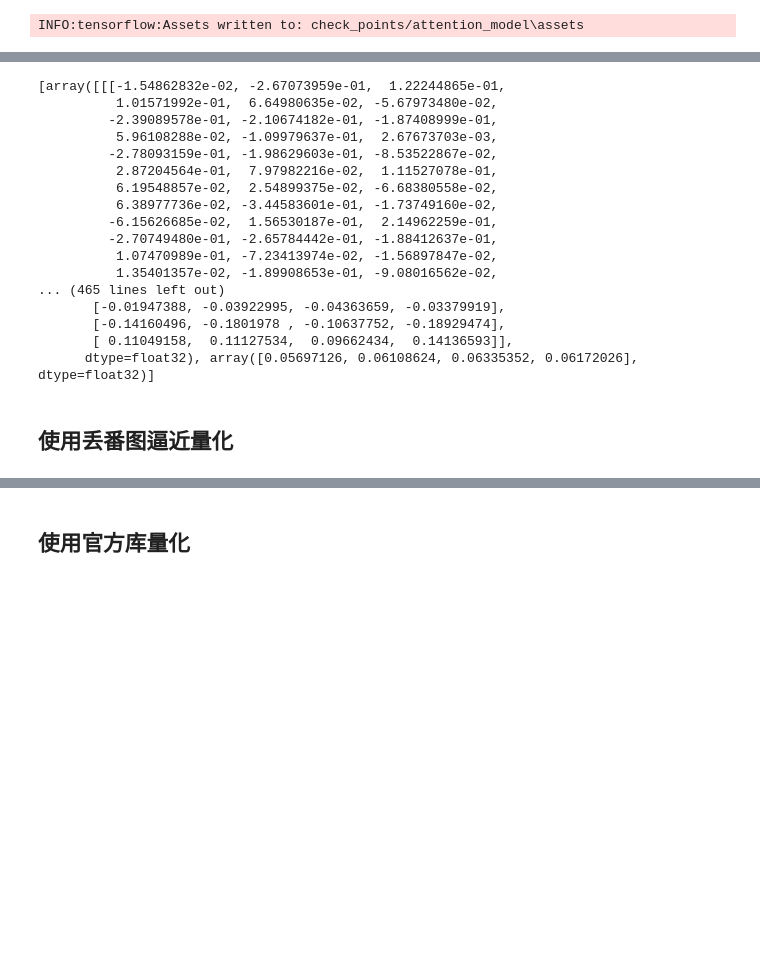
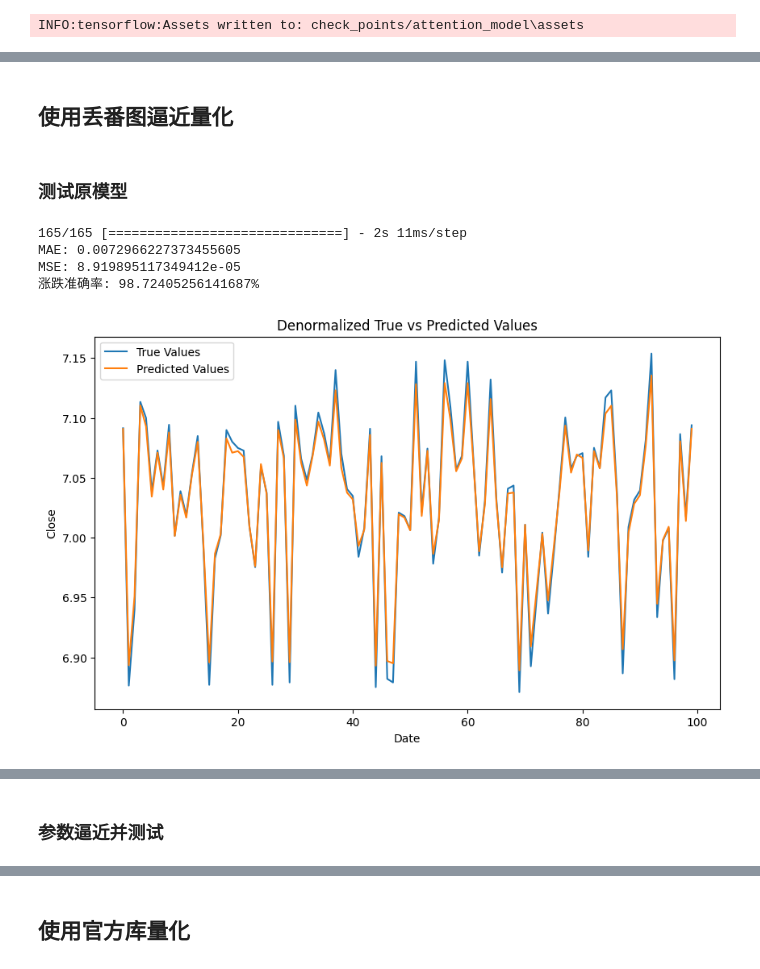
Before and after one commit to ZWN2001/quantization_with_Diophantine_approximation, a Jupyter notebook: predict_T+1_tf2.ipynb, the cells around one changed output, grey strips where cells are left out. Saved outputs shown, nothing was run; the diff lists cells and outputs as text; code cells hidden in the pictures; blank space fills up the shorter version.

```diff
--- a/predict_T+1_tf2.ipynb
+++ b/predict_T+1_tf2.ipynb
@@ -218,29 +196,47 @@ os.makedirs(save_dir, exist_ok=True)  # 如果文件夹不存在就创建
 for layer_index, layer in enumerate(model.layers):
     weights = layer.get_weights()  # 获取权重和偏置
     if weights:  # 检查该层是否有权重
-        print(weights)
         for i, weight in enumerate(weights):
             widgets_map[f'{layer.name}-{i}'] = weight
-            # # 保存为 .npy 文件
-            # filename = os.path.join(save_dir, f"layer_{layer_index + 1}_{layer.name}_weight_{i + 1}.npy")
-            # np.save(filename, weight)
+            # 保存为 .npy 文件
+            filename = os.path.join(save_dir, f"layer-{layer_index + 1}-{layer.name}-weight-{i + 1}.npy")
+            np.save(filename, weight)
-# %% [output]
-[array([[[-1.54862832e-02, -2.67073959e-01,  1.22244865e-01,
-          1.01571992e-01,  6.64980635e-02, -5.67973480e-02,
-         -2.39089578e-01, -2.10674182e-01, -1.87408999e-01,
-          5.96108288e-02, -1.09979637e-01,  2.67673703e-03,
-         -2.78093159e-01, -1.98629603e-01, -8.53522867e-02,
-          2.87204564e-01,  7.97982216e-02,  1.11527078e-01,
-          6.19548857e-02,  2.54899375e-02, -6.68380558e-02,
-          6.38977736e-02, -3.44583601e-01, -1.73749160e-02,
-         -6.15626685e-02,  1.56530187e-01,  2.14962259e-01,
-         -2.70749480e-01, -2.65784442e-01, -1.88412637e-01,
-          1.07470989e-01, -7.23413974e-02, -1.56897847e-02,
-          1.35401357e-02, -1.89908653e-01, -9.08016562e-02,
-... (465 lines left out)
-       [-0.01947388, -0.03922995, -0.04363659, -0.03379919],
-       [-0.14160496, -0.1801978 , -0.10637752, -0.18929474],
-       [ 0.11049158,  0.11127534,  0.09662434,  0.14136593]],
-      dtype=float32), array([0.05697126, 0.06108624, 0.06335352, 0.06172026], dtype=float32)]
 # %% [markdown]
 ## 使用丢番图逼近量化
+# %% [markdown]
+### 测试原模型
+# %%
+model = tf.keras.models.load_model('check_points/attention_model')
+# 使用测试集进行预测
+pred_Y_direct = model.predict(test_X)
+
+pred_Y_denormalized_direct = FNormalizeMult(pred_Y_direct, normalize)
+test_Y_denormalized_direct = FNormalizeMult(test_Y, normalize)
+
+mae_direct, mse_direct, accuracy_direct = calculate_metrics(test_Y_denormalized_direct, pred_Y_denormalized_direct)
+print(f"MAE: {mae_direct}")
+print(f"MSE: {mse_direct}")
+print(f"涨跌准确率: {accuracy_direct}%")
+
+# 绘制预测值和真实值
+plt.figure(figsize=(10, 6))
+plt.plot(test_Y_denormalized_direct[:100, 1], label='True Values')
+plt.plot(pred_Y_denormalized_direct[:100, 1], label='Predicted Values')
+plt.title('Denormalized True vs Predicted Values')
+plt.xlabel('Date')
+plt.ylabel('Close')
+plt.legend()
+plt.show()
+
+import time
+start = time.time()
+for _ in range(20):
+    model.predict(test_X)
+simplified_time = time.time() - start
+print(f"Time taken for 20 predictions: {simplified_time} seconds")
+# %% [output]
+165/165 [==============================] - 2s 11ms/step
+MAE: 0.0072966227373455605
+MSE: 8.919895117349412e-05
+涨跌准确率: 98.72405256141687%
+[figure, added]
@@ -247,2 +260,4 @@ for layer_index, layer in enumerate(model.layers):
+# %% [markdown]
+### 参数逼近并测试
 # %%
 quantize_model = tf.keras.models.load_model('check_points/attention_model')
```
Also changed, not shown: parts of 11 cells of this notebook, 51 other files.
